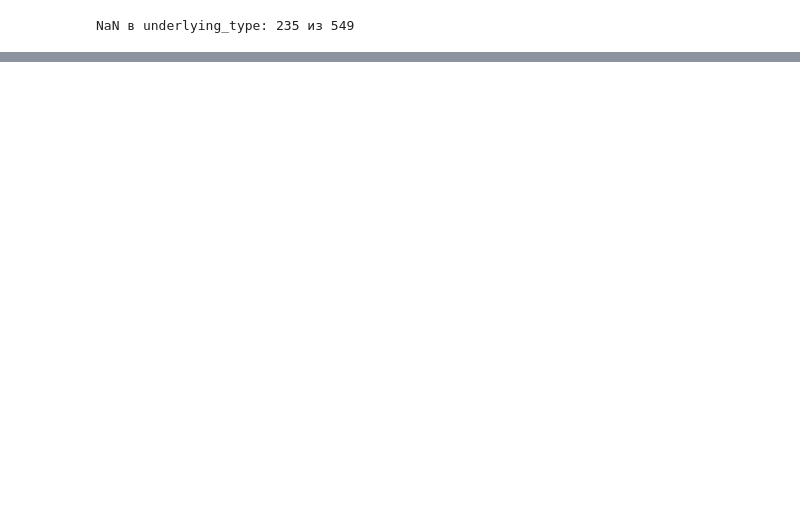
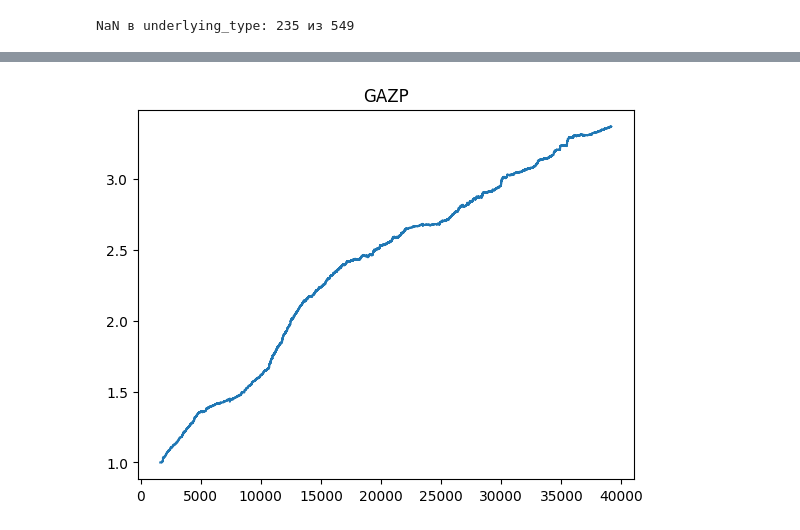
Before and after one commit to SigmaFlowX/Moex-Stat-Arb, a Jupyter notebook: notebooks/all_universe_backtest.ipynb, the cells around one changed output, grey strips where cells are left out. Drawn from its saved outputs; the diff is of its cells as text; code cells hidden in the pictures; blank space fills up the shorter version.

```diff
--- a/notebooks/all_universe_backtest.ipynb
+++ b/notebooks/all_universe_backtest.ipynb
@@ -15,3 +15,29 @@ NaN в underlying_type: 235 из 549
 # %%
 tickers_df = pd.read_csv("tickers.csv")
 futures_tickers = tickers_df.loc[tickers_df['underlying_type'] == "stock_shares"].copy()
+# %%
+import os
+from datetime import datetime
+
+data_path = os.path.join('..', 'data')
+
+start_date = date(2020, 5, 1)
+end_date = datetime.now()
+
+for row in futures_tickers.itertuples():
+    print(row)
+    inst2={
+    'ticker': row.underlying_asset,
+    'engine':"stock",
+    'board':"TQBR",
+    'market':"shares"
+    }
+    inst1={
+        'ticker':row.secid,
+        'engine':"futures",
+        'board':"RFUD",
+        'market':"forts"
+    }
+
+    df = prepare_df(inst1, inst2, start_date, end_date, interval=10)
+    df.to_csv(os.path.join(data_path, f'{row.underlying_asset}_{row.secid}.csv'), index=False)
@@ -18,10 +49,12 @@ futures_tickers = tickers_df.loc[tickers_df['underlying_type'] == "stock_shares"
 # %%
 from datetime import datetime
 import optuna
+from IPython.display import clear_output
+import matplotlib.pyplot as plt
 #optuna.logging.set_verbosity(optuna.logging.WARNING)
 
 
-start_date = date(2000, 6, 1)
+start_date = date(2020, 5, 1)
 end_date = datetime.now()
 
 futures_tickers['return'] = None
@@ -39,15 +72,16 @@ for row in futures_tickers.itertuples():
         'market':"forts"
     }
 
+
     df = prepare_df(inst1, inst2, start_date, end_date, interval=10).dropna()
 
-    res_df = walk_forward_optimization(df, fee=0.008/100, train_month=1, test_month=1, trials=1000)
+    res_df = walk_forward_optimization(df, fee=0.008/100, train_month=1, test_month=1, trials=10)
 
-    if res_df:
+    if not res_df.empty:
         futures_tickers.loc[row.Index, 'return'] = res_df['equity'].iloc[-1]
         print(row.underlying_asset, ": ", res_df['equity'].iloc[-1])
+        plt.plot(res_df.index, res_df['equity'])
+        plt.title(row.underlying_asset)
 
     break
-
-futures_tickers
 # %% [output]
@@ -70,0 +89 @@ returned
+[figure, added]
```
Also changed, not shown: parts of 2 cells of this notebook.
